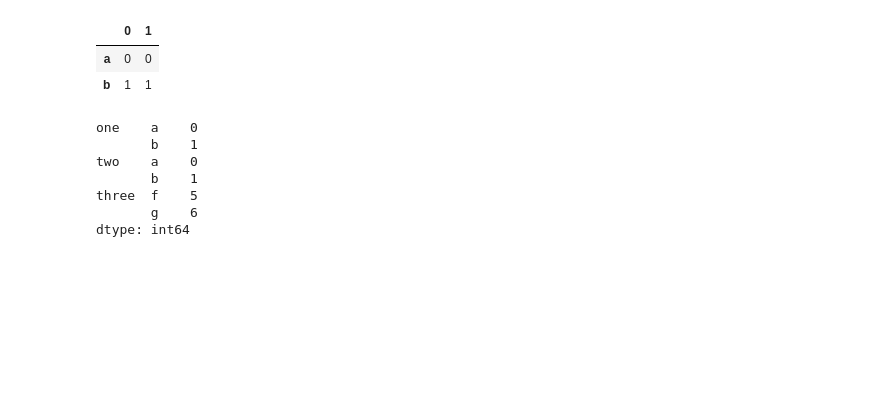
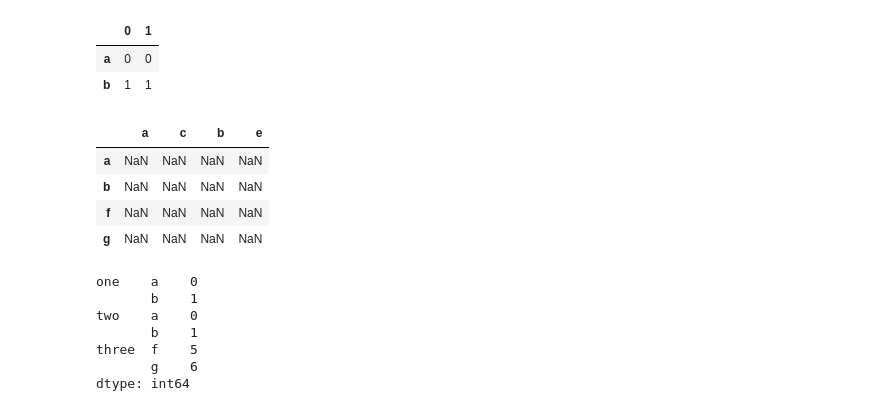
Before and after one commit to anicelysantos/-book-Python-para-Analise-de-dados, a Jupyter notebook: tratamento_dados.ipynb, the cells around one changed output. Saved outputs shown, nothing was run; the diff lists cells and outputs as text; code cells hidden in the pictures; blank space fills up the shorter version.

```diff
--- a/tratamento_dados.ipynb
+++ b/tratamento_dados.ipynb
@@ -587,7 +587,13 @@ pd.concat([s1,s4], axis=1, join='inner')
 | b | 1 | 1 |
 # %%
 #especificar os eixos da concatenação
-pd.concat([s1,s4], axis=1, join_axes=[['a','c','b','e']])
+pd.concat([s1,s4], axis=1).reindex(columns=['a','c','b','e'])
+# %% [output]
+|  | a | c | b | e |
+| a | NaN | NaN | NaN | NaN |
+| b | NaN | NaN | NaN | NaN |
+| f | NaN | NaN | NaN | NaN |
+| g | NaN | NaN | NaN | NaN |
 # %%
 result = pd.concat([s1,s1,s3], keys=['one','two','three'])
 result
```
Also changed, not shown: parts of 51 cells of this notebook.
